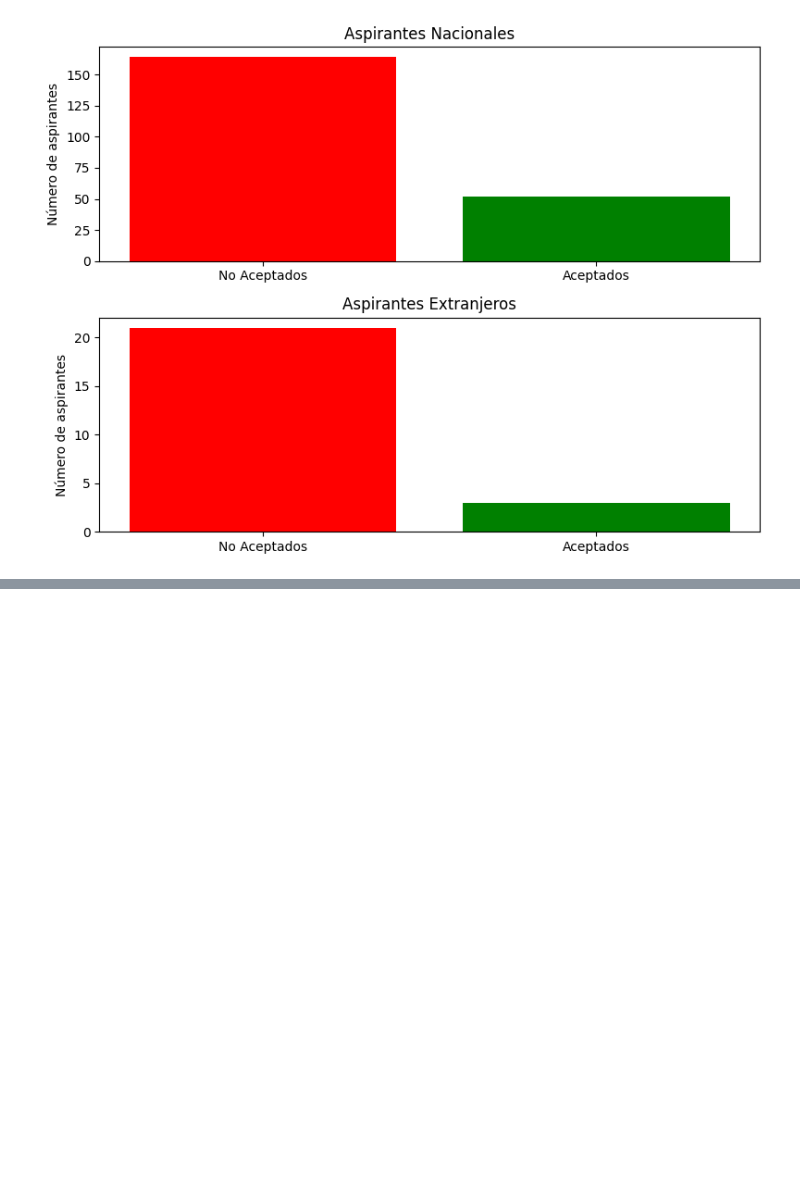
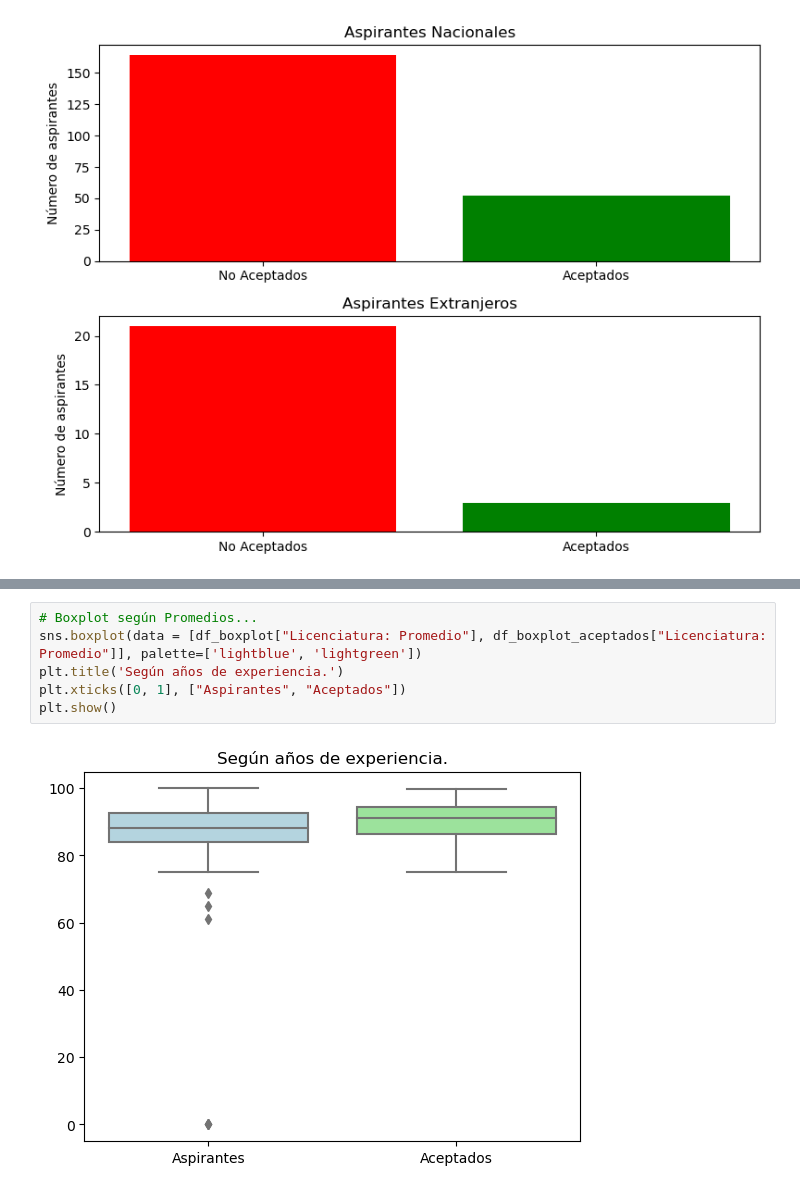
Before and after one commit to fofojaramillo/aspirantes-historia, a Jupyter notebook: notebooks/graficas.ipynb, the cells around one changed output, grey strips where cells are left out. Drawn from its saved outputs; the diff is of its cells as text; blank space fills up the shorter version.

```diff
--- a/notebooks/graficas.ipynb
+++ b/notebooks/graficas.ipynb
@@ -65,0 +99,8 @@ plt.show()
+# %%
+# Boxplot según Promedios...
+sns.boxplot(data = [df_boxplot["Licenciatura: Promedio"], df_boxplot_aceptados["Licenciatura: Promedio"]], palette=['lightblue', 'lightgreen'])
+plt.title('Según años de experiencia.')
+plt.xticks([0, 1], ["Aspirantes", "Aceptados"])
+plt.show()
+# %% [output]
+[figure, added]
```
Also changed, not shown: parts of 9 cells of this notebook, 2 other files.
